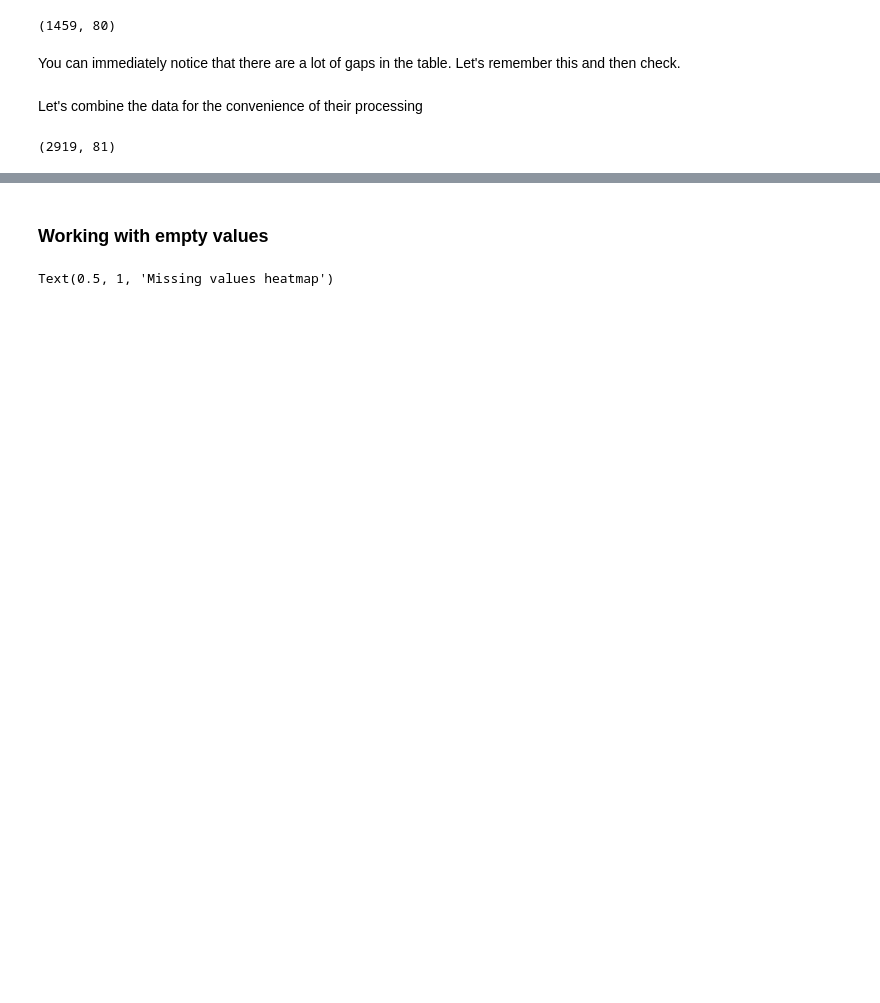
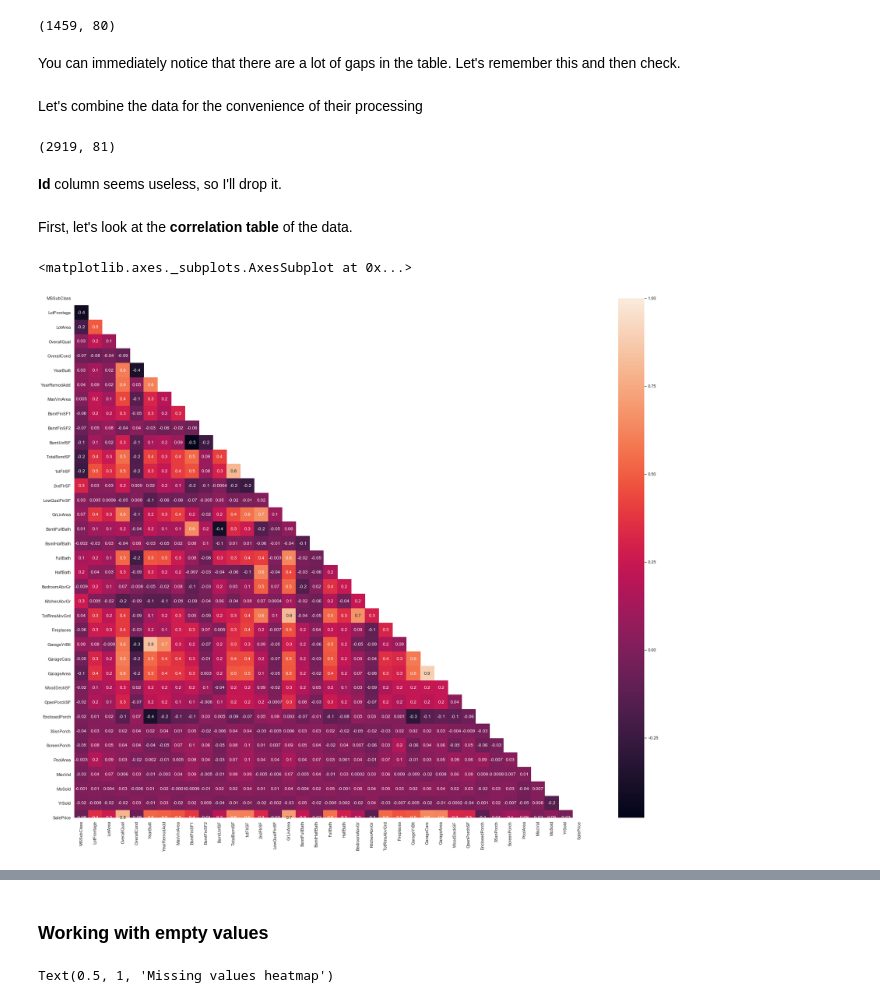
Before and after one commit to Ibraitas/Housing-prices-competition, a Jupyter notebook: housing_prices_competition.ipynb, the cells around one changed output, grey strips where cells are left out. Drawn from its saved outputs; the diff is of its cells as text; code cells hidden in the pictures; blank space fills up the shorter version.

```diff
--- a/housing_prices_competition.ipynb
+++ b/housing_prices_competition.ipynb
@@ -81,3 +94,5 @@ total_data = pd.concat([train_data, test_data], ignore_index=True, sort = False)
 total_data.shape
 # %% [output]
 (2919, 81)
+# %% [markdown]
+**Id** column seems useless, so I'll drop it.
@@ -83,0 +101,10 @@ total_data.shape
+# %% [markdown]
+First, let's look at the **correlation table** of the data.
+# %%
+plt.figure(figsize=(30, 25))
+
+matrix = np.triu(total_data.corr())
+sns.heatmap(total_data.corr(), annot=True, fmt='.1g', mask=matrix)
+# %% [output]
+<matplotlib.axes._subplots.AxesSubplot at 0x...>
+[figure, added]
```
Also changed, not shown: parts of 33 cells of this notebook.
